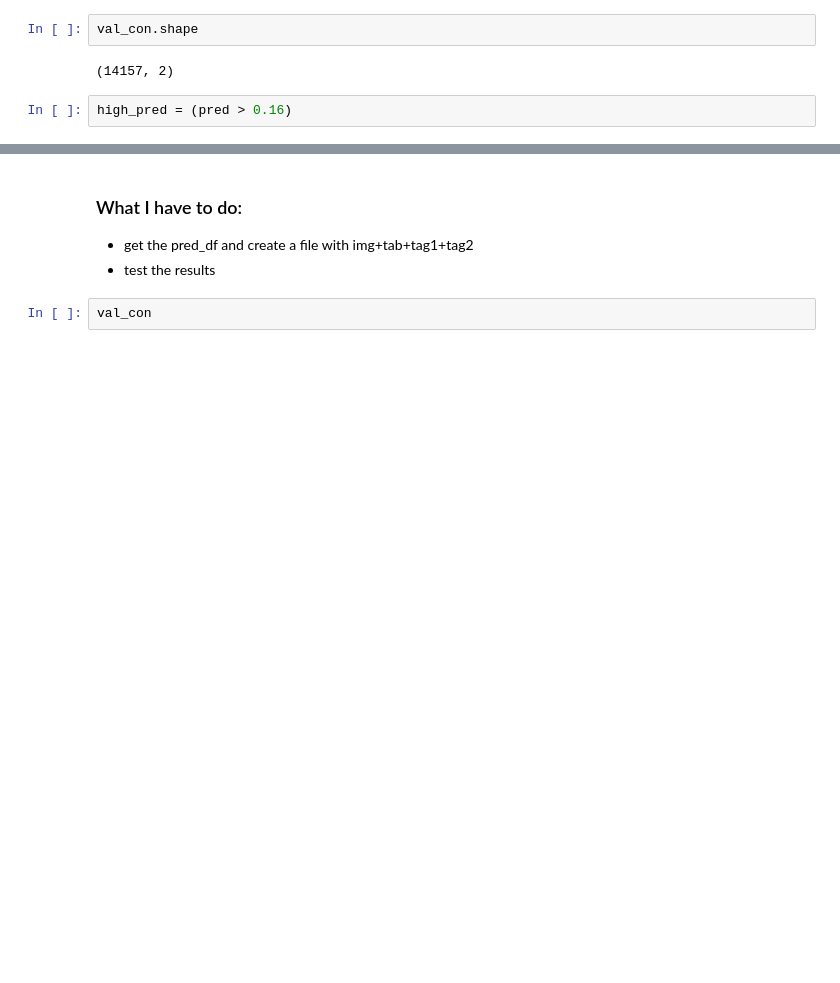
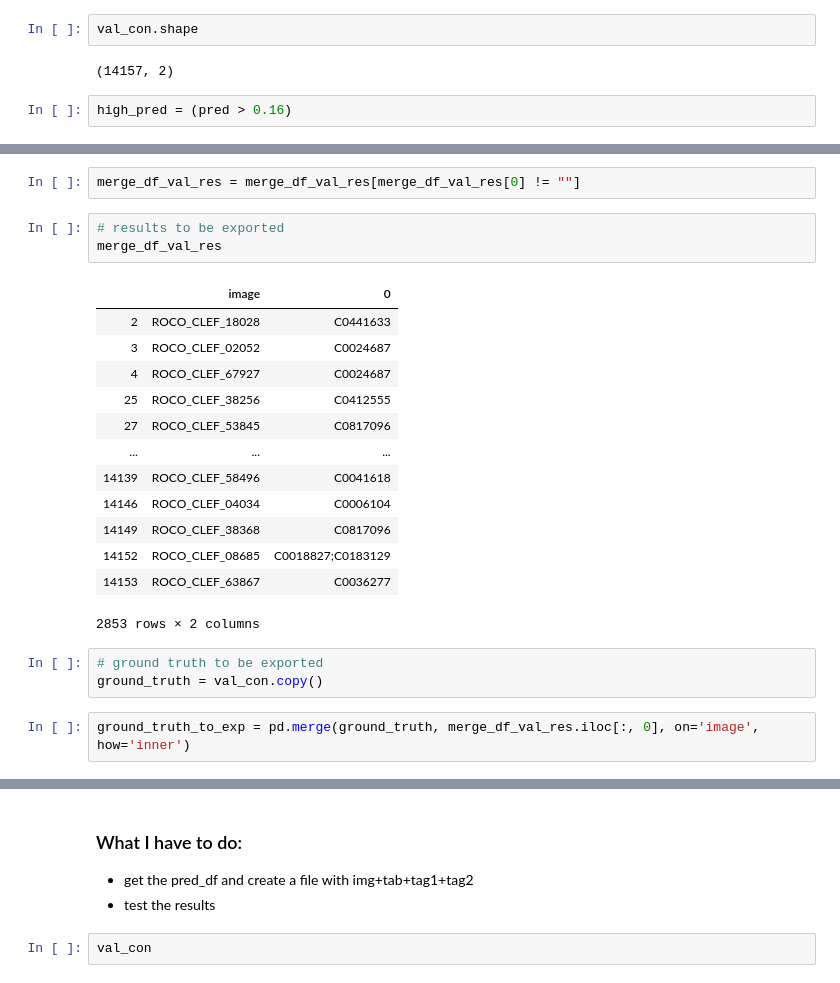
Before and after one commit to ionpetro/ImageCLEF-Medical-Caption-Task-2019, a Jupyter notebook: Image Classifier.ipynb, the cells around one changed output, grey strips where cells are left out. Saved outputs shown, nothing was run; the diff lists cells and outputs as text; blank space fills up the shorter version.

```diff
--- a/Image Classifier.ipynb
+++ b/Image Classifier.ipynb
@@ -446,0 +590,24 @@ pred_df.shape
+# %%
+merge_df_val_res = merge_df_val_res[merge_df_val_res[0] != ""]
+# %%
+# results to be exported
+merge_df_val_res
+# %% [output]
+|  | image | 0 |
+| 2 | ROCO_CLEF_18028 | C0441633 |
+| 3 | ROCO_CLEF_02052 | C0024687 |
+| 4 | ROCO_CLEF_67927 | C0024687 |
+| 25 | ROCO_CLEF_38256 | C0412555 |
+| 27 | ROCO_CLEF_53845 | C0817096 |
+| ... | ... | ... |
+| 14139 | ROCO_CLEF_58496 | C0041618 |
+| 14146 | ROCO_CLEF_04034 | C0006104 |
+| 14149 | ROCO_CLEF_38368 | C0817096 |
+| 14152 | ROCO_CLEF_08685 | C0018827;C0183129 |
+| 14153 | ROCO_CLEF_63867 | C0036277 |
+2853 rows × 2 columns
+# %%
+# ground truth to be exported
+ground_truth = val_con.copy()
+# %%
+ground_truth_to_exp = pd.merge(ground_truth, merge_df_val_res.iloc[:, 0], on='image', how='inner')
```
Also changed, not shown: parts of 38 cells of this notebook.
